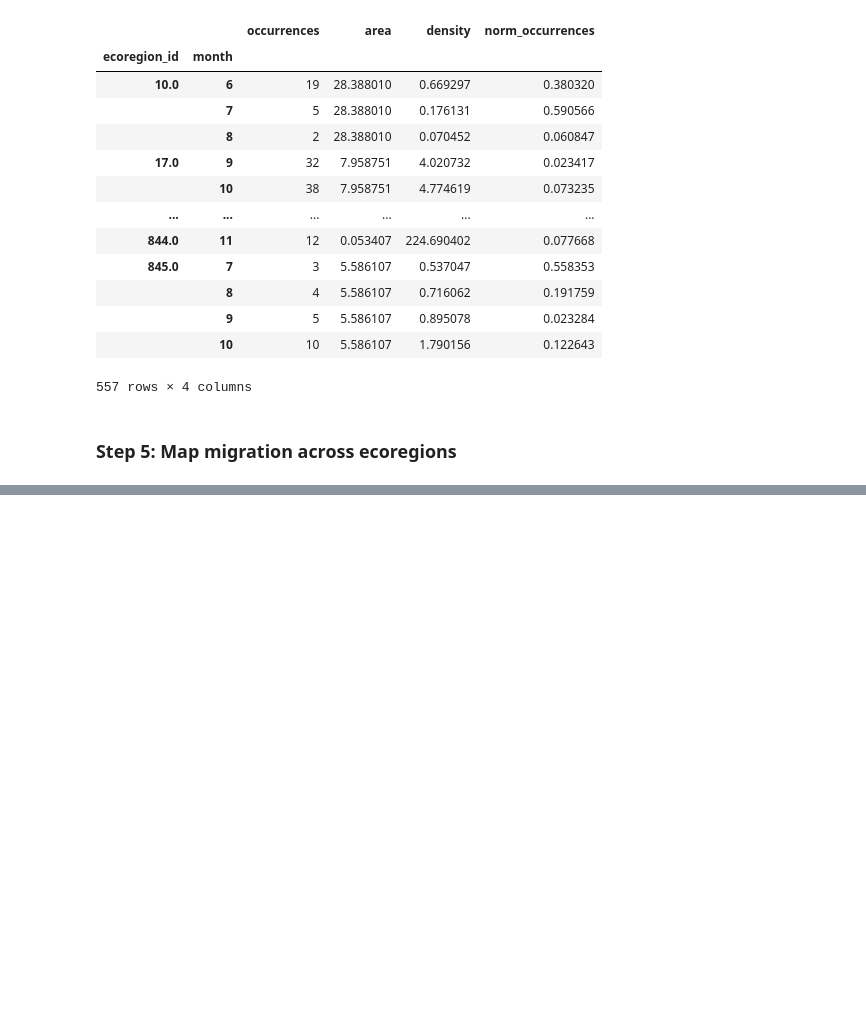
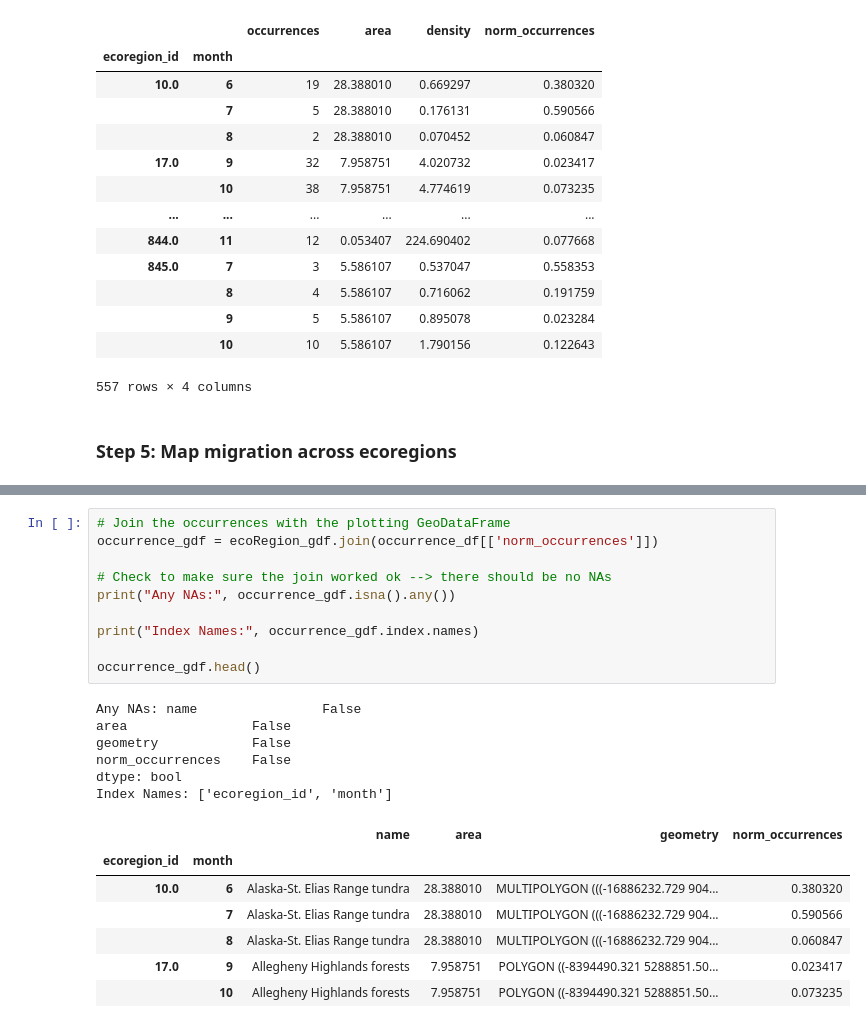
Before and after one commit to earthlab-education/03-migration-natshoff, a Jupyter notebook: notebooks/pluvialisDominica_portfolio.ipynb, the cells around one changed output, grey strips where cells are left out. Saved outputs shown, nothing was run; the diff lists cells and outputs as text; blank space fills up the shorter version.

```diff
--- a/notebooks/pluvialisDominica_portfolio.ipynb
+++ b/notebooks/pluvialisDominica_portfolio.ipynb
@@ -342,0 +410,24 @@ ecoRegion_gdf.hvplot(geo=True, crs=ccrs.Mercator())
+# %%
+# Join the occurrences with the plotting GeoDataFrame
+occurrence_gdf = ecoRegion_gdf.join(occurrence_df[['norm_occurrences']])
+
+# Check to make sure the join worked ok --> there should be no NAs
+print("Any NAs:", occurrence_gdf.isna().any())
+
+print("Index Names:", occurrence_gdf.index.names)
+
+occurrence_gdf.head()
+# %% [output]
+Any NAs: name                False
+area                False
+geometry            False
+norm_occurrences    False
+dtype: bool
+Index Names: ['ecoregion_id', 'month']
+|  |  | name | area | geometry | norm_occurrences |
+| ecoregion_id | month |  |  |  |  |
+| 10.0 | 6 | Alaska-St. Elias Range tundra | 28.388010 | MULTIPOLYGON (((-16886232.729 904... | 0.380320 |
+|  | 7 | Alaska-St. Elias Range tundra | 28.388010 | MULTIPOLYGON (((-16886232.729 904... | 0.590566 |
+|  | 8 | Alaska-St. Elias Range tundra | 28.388010 | MULTIPOLYGON (((-16886232.729 904... | 0.060847 |
+| 17.0 | 9 | Allegheny Highlands forests | 7.958751 | POLYGON ((-8394490.321 5288851.50... | 0.023417 |
+|  | 10 | Allegheny Highlands forests | 7.958751 | POLYGON ((-8394490.321 5288851.50... | 0.073235 |
```
Also changed, not shown: parts of 14 cells of this notebook, 4 other files.
